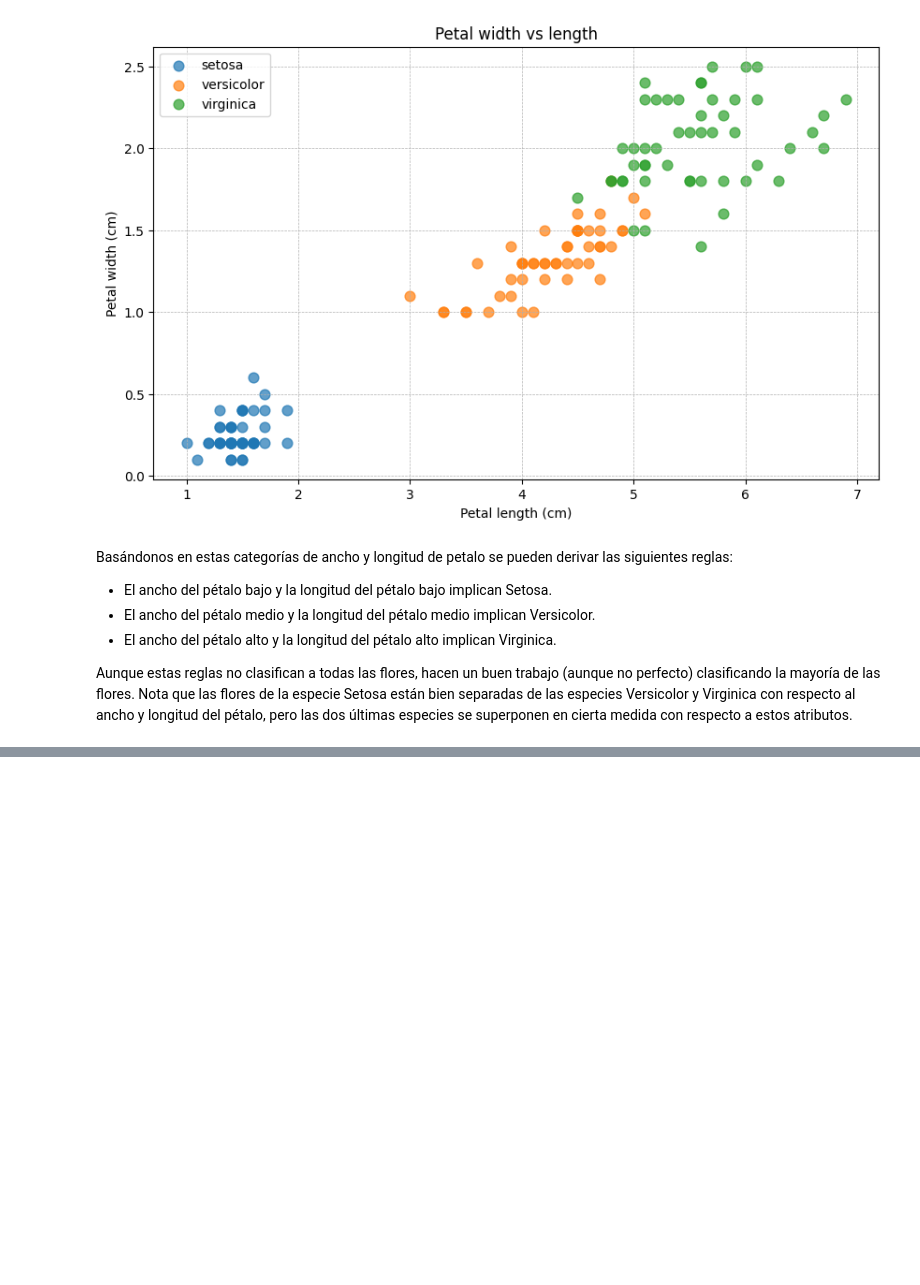
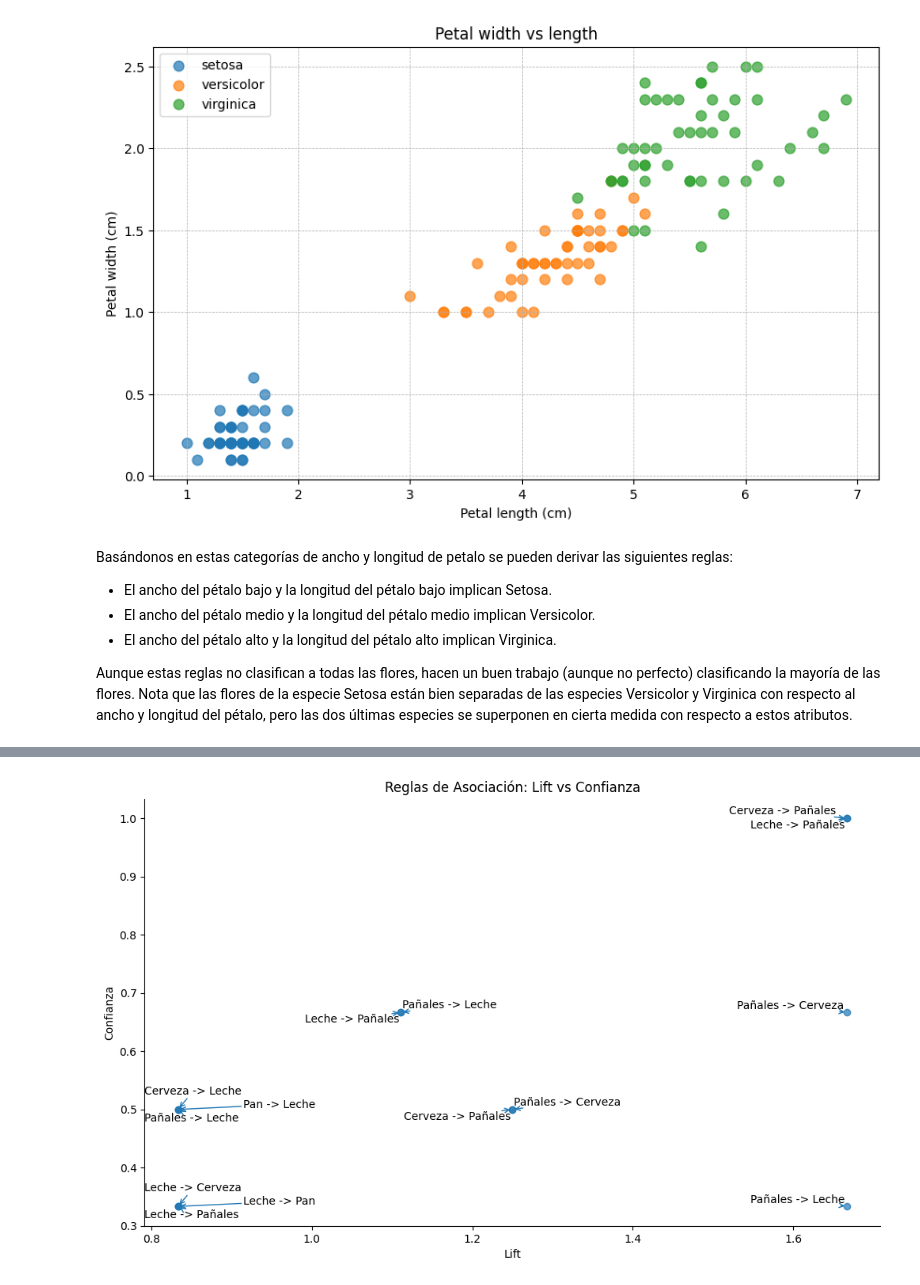
Before and after one commit to davescudero/DataM, a Jupyter notebook: 01_intro/01_intro.ipynb, the cells around one changed output, grey strips where cells are left out. Saved outputs shown, nothing was run; the diff lists cells and outputs as text; code cells hidden in the pictures; blank space fills up the shorter version.

Commit message:
Updated Analisis de Asociación en 01_intro.ipynb

```diff
--- a/01_intro/01_intro.ipynb
+++ b/01_intro/01_intro.ipynb
@@ -163,0 +175,19 @@ Aunque estas reglas no clasifican a todas las flores, hacen un buen trabajo (aun
+# %%
+# Importación de las bibliotecas necesarias
+import pandas as pd
+from mlxtend.preprocessing import TransactionEncoder
+
+# Definición de las transacciones de ejemplo
+transacciones = [
+    ['Leche', 'Pañales', 'Cerveza'],
+    ['Leche', 'Pañales'],
+    ['Cerveza', 'Pañales'],
+    ['Leche', 'Pan'],
+    ['Pan']
+]
+
+# Conversión de las transacciones en un DataFrame con codificación One-Hot
+te = TransactionEncoder()
+te_ary = te.fit(transacciones).transform(transacciones)
+df = pd.DataFrame(te_ary, columns=te.columns_)
+df
@@ -163,0 +207,31 @@ Aunque estas reglas no clasifican a todas las flores, hacen un buen trabajo (aun
+# %%
+# Importación de bibliotecas adicionales
+from mlxtend.frequent_patterns import apriori, association_rules
+import matplotlib.pyplot as plt
+from adjustText import adjust_text
+
+# Generación de conjuntos frecuentes
+conjuntos_frecuentes = apriori(df, min_support=0.2, use_colnames=True)
+
+# Generación de reglas de asociación
+reglas = association_rules(conjuntos_frecuentes, metric="lift", min_threshold=0.5)
+
+# Visualización de las reglas de asociación siguiendo principios de Tufte
+plt.figure(figsize=(12, 7))
+plt.scatter(reglas['lift'], reglas['confidence'], alpha=0.7, color='#1f77b4')
+plt.xlabel('Lift')
+plt.ylabel('Confianza')
+plt.title('Reglas de Asociación: Lift vs Confianza')
+
+texts = []
+for i, row in reglas.iterrows():
+    texts.append(plt.text(row['lift'], row['confidence'], f"{list(row['antecedents'])[0]} -> {list(row['consequents'])[0]}", color='black'))
+
+adjust_text(texts, arrowprops=dict(arrowstyle='->', color='#1f77b4'))
+
+plt.gca().spines['top'].set_visible(False)
+plt.gca().spines['right'].set_visible(False)
+
+plt.show()
+# %% [output]
+[figure, added]
```
Also changed, not shown: parts of 5 cells of this notebook, 1 other file.
